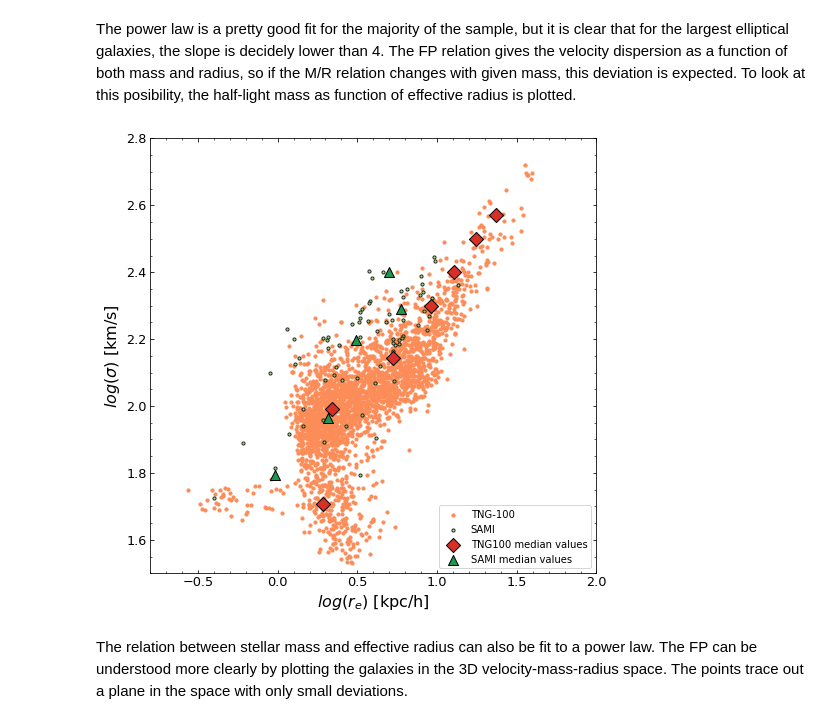
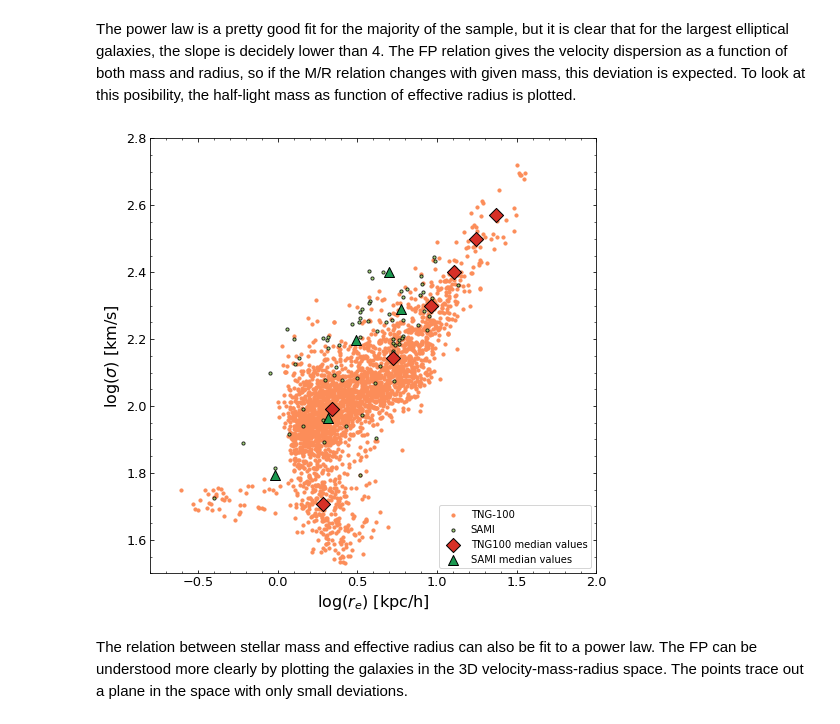
Before and after one commit to choisant/illustris-project, a Jupyter notebook: src/FP.ipynb, the cells around one changed output. Saved outputs shown, nothing was run; the diff lists cells and outputs as text; code cells hidden in the pictures.

```diff
--- a/src/FP.ipynb
+++ b/src/FP.ipynb
@@ -32,10 +32,12 @@ data = pd.read_pickle(data_path)
 sami = pd.read_csv("../data/SAMI/earlies_vrot.csv")
 
 #convert to the same cosmology
-data["SubhaloHalfmassRadStellar_2D"] = (data["SubhaloHalfmassRadStellar"])*(3/4)/h_tng #from 3d to 2d projection, from ckpc/h to kpc
+data["SubhaloHalfmassRadStellar2D"] = (data["SubhaloHalfmassRadStellar"])/h_tng
 sami["r_e_circ"] = sami["r_e_circ"]*h_sami/h_tng
 sami["mstar"] = sami["mstar"]*h_sami**2/h_tng**2
 
+#data["SubhaloHalfmassRadStellar2D"] = (data["SubhaloHalfmassRadStellar"])*(3/4) #from 3d to 2d projection
+
 data_log = il.formatplot.log_formater(data)
 sami_log = il.formatplot.log_formater(sami)
 # %% [markdown]
@@ -84,18 +86,18 @@ plt.savefig("../fig/results_mass_radius_FP.png", dpi=300)
 The power law is a pretty good fit for the majority of the sample, but it is clear that for the largest elliptical galaxies, the slope is decidely lower than 4. The FP relation gives the velocity dispersion as a function of both mass and radius, so if the M/R relation changes with given mass, this deviation is expected. To look at this posibility, the half-light mass as function of effective radius is plotted.
 # %%
 fig3, axs3 = plt.subplots(nrows = 1, ncols = 1, figsize = (8,8))
-data_log.plot.scatter(x="SubhaloHalfmassRadStellar_2D", y="SubhaloVelDisp", s=10, label = "TNG-100", alpha=1, color="#fc8d59", ax = axs3)
+data_log.plot.scatter(x="SubhaloHalfmassRadStellar", y="SubhaloVelDisp", s=10, label = "TNG-100", alpha=1, color="#fc8d59", ax = axs3)
 sami_log.plot.scatter(x="r_e_circ", y = "sigma_re",s=10, label = "SAMI", alpha=0.8, color="#91cf60", edgecolors = "black", ax = axs3)
 
 mx_TNG3, my_TNG3 = il.stats.median_values(data, "tng", "SubhaloHalfmassRadStellar", "SubhaloVelDisp", ymin=10, ymax=400)
 axs3.scatter(np.log10(mx_TNG3), np.log10(my_TNG3), marker='D', s=100, color="#d73027", edgecolors = "black", label = "TNG100 median values")
 
 mx_S3, my_S3 = il.stats.median_values(sami, "sami", "r_e_circ", "sigma_re", ymin=10, ymax=400)
 axs3.scatter(np.log10(mx_S3), np.log10(my_S3), marker='^', s=100, color="#1a9850", edgecolors = "black", label = "SAMI median values")
 il.formatplot.R_VD(ax=axs3, x0 = -0.8, y1 = 2.8)
 plt.savefig("../fig/results_sigma_radius_FP.png", dpi=300)
 # %% [output]
-[figure, old version]
+[figure, new version]
 # %% [markdown]
 The relation between stellar mass and effective radius can also be fit to a power law. The FP can be understood more clearly by plotting the galaxies in the 3D velocity-mass-radius space. The points trace out a plane in the space with only small deviations.
 # %%
```
Also changed, not shown: parts of 2 cells of this notebook, 37 other files.
